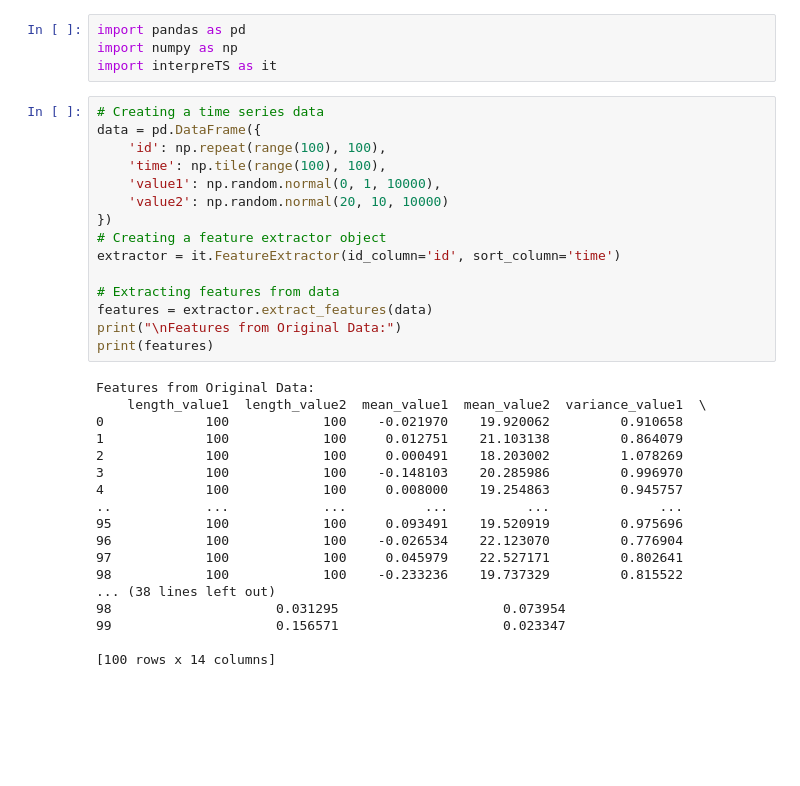
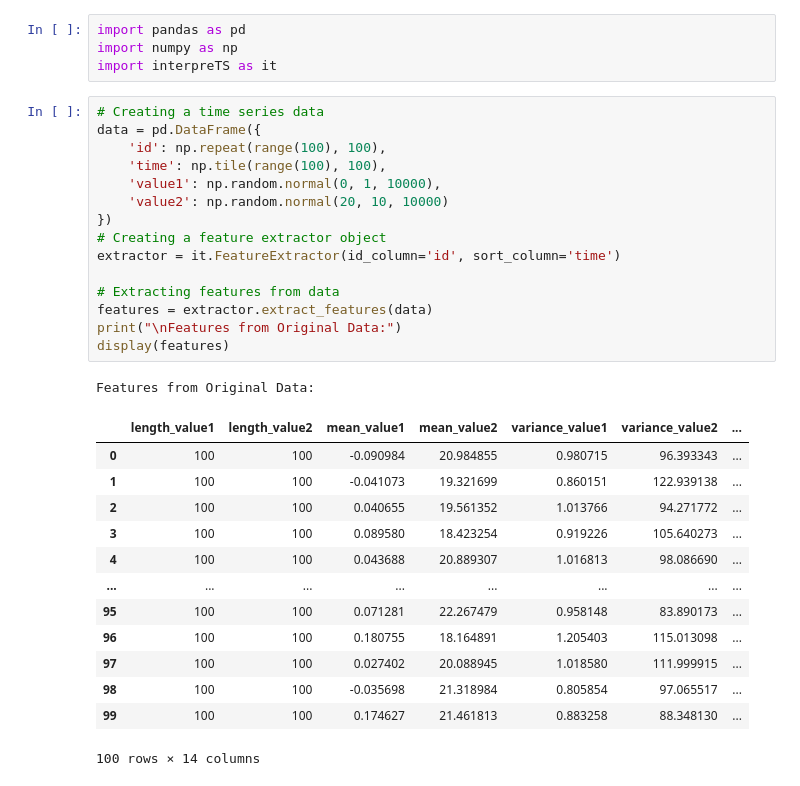
Before and after one commit to ruleminer/InterpreTS, a Jupyter notebook: docs/source/notebooks/feature_extraction.ipynb, the cells around one changed output. Cells and saved outputs as stored; diff of their text form; blank space fills up the shorter version.

```diff
--- a/docs/source/notebooks/feature_extraction.ipynb
+++ b/docs/source/notebooks/feature_extraction.ipynb
@@ -7,33 +7,30 @@ import interpreTS as it
 # %%
 # Creating a time series data
 data = pd.DataFrame({
     'id': np.repeat(range(100), 100),
     'time': np.tile(range(100), 100),
     'value1': np.random.normal(0, 1, 10000),
     'value2': np.random.normal(20, 10, 10000)
 })
 # Creating a feature extractor object
 extractor = it.FeatureExtractor(id_column='id', sort_column='time')
 
 # Extracting features from data
 features = extractor.extract_features(data)
 print("\nFeatures from Original Data:")
-print(features)
+display(features)
 # %% [output]
 Features from Original Data:
-    length_value1  length_value2  mean_value1  mean_value2  variance_value1  \
-0             100            100    -0.021970    19.920062         0.910658
-1             100            100     0.012751    21.103138         0.864079
-2             100            100     0.000491    18.203002         1.078269
-3             100            100    -0.148103    20.285986         0.996970
-4             100            100     0.008000    19.254863         0.945757
-..            ...            ...          ...          ...              ...
-95            100            100     0.093491    19.520919         0.975696
-96            100            100    -0.026534    22.123070         0.776904
-97            100            100     0.045979    22.527171         0.802641
-98            100            100    -0.233236    19.737329         0.815522
-... (38 lines left out)
-98                     0.031295                     0.073954
-99                     0.156571                     0.023347
-
-[100 rows x 14 columns]
+|  | length_value1 | length_value2 | mean_value1 | mean_value2 | variance_value1 | variance_value2 | ... |
+| 0 | 100 | 100 | -0.090984 | 20.984855 | 0.980715 | 96.393343 | ... |
+| 1 | 100 | 100 | -0.041073 | 19.321699 | 0.860151 | 122.939138 | ... |
+| 2 | 100 | 100 | 0.040655 | 19.561352 | 1.013766 | 94.271772 | ... |
+| 3 | 100 | 100 | 0.089580 | 18.423254 | 0.919226 | 105.640273 | ... |
+| 4 | 100 | 100 | 0.043688 | 20.889307 | 1.016813 | 98.086690 | ... |
+| ... | ... | ... | ... | ... | ... | ... | ... |
+| 95 | 100 | 100 | 0.071281 | 22.267479 | 0.958148 | 83.890173 | ... |
+| 96 | 100 | 100 | 0.180755 | 18.164891 | 1.205403 | 115.013098 | ... |
+| 97 | 100 | 100 | 0.027402 | 20.088945 | 1.018580 | 111.999915 | ... |
+| 98 | 100 | 100 | -0.035698 | 21.318984 | 0.805854 | 97.065517 | ... |
+| 99 | 100 | 100 | 0.174627 | 21.461813 | 0.883258 | 88.348130 | ... |
+100 rows × 14 columns
```
Also changed, not shown: 10 other files.
